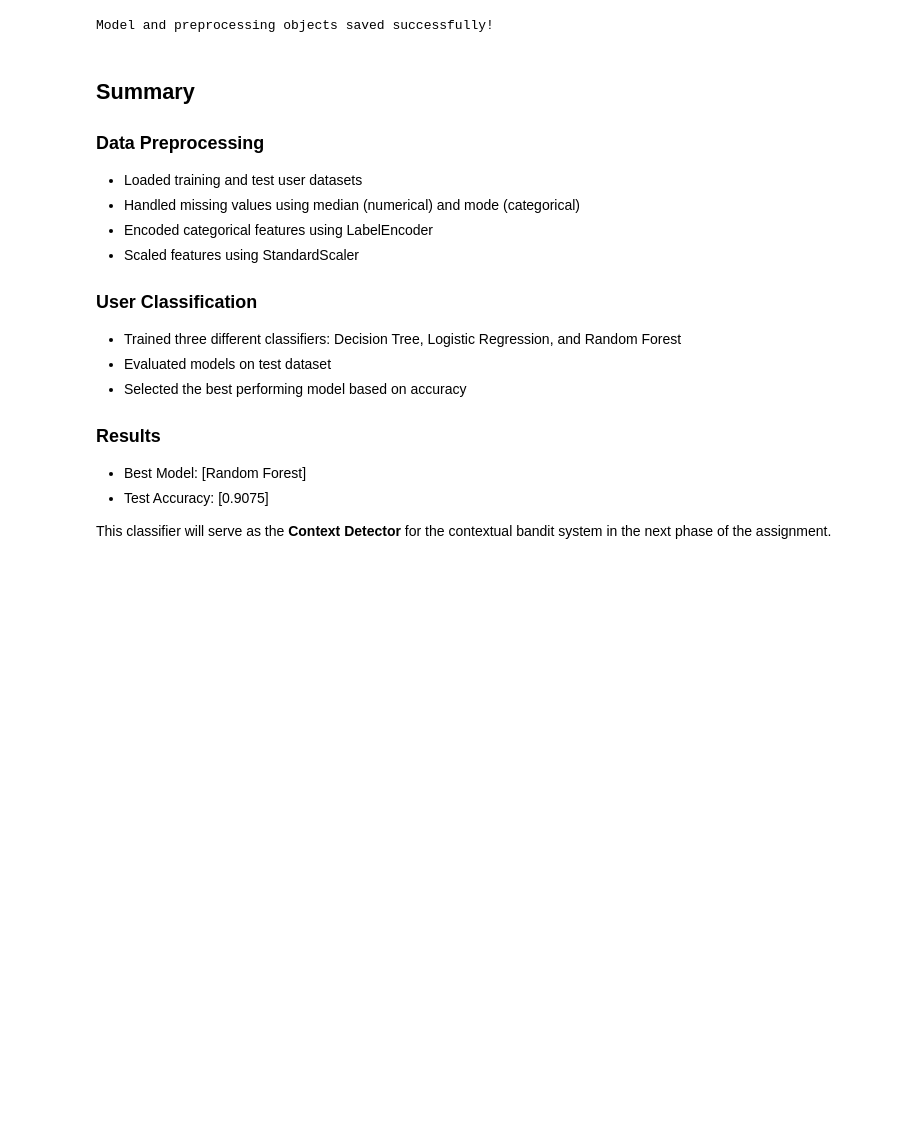
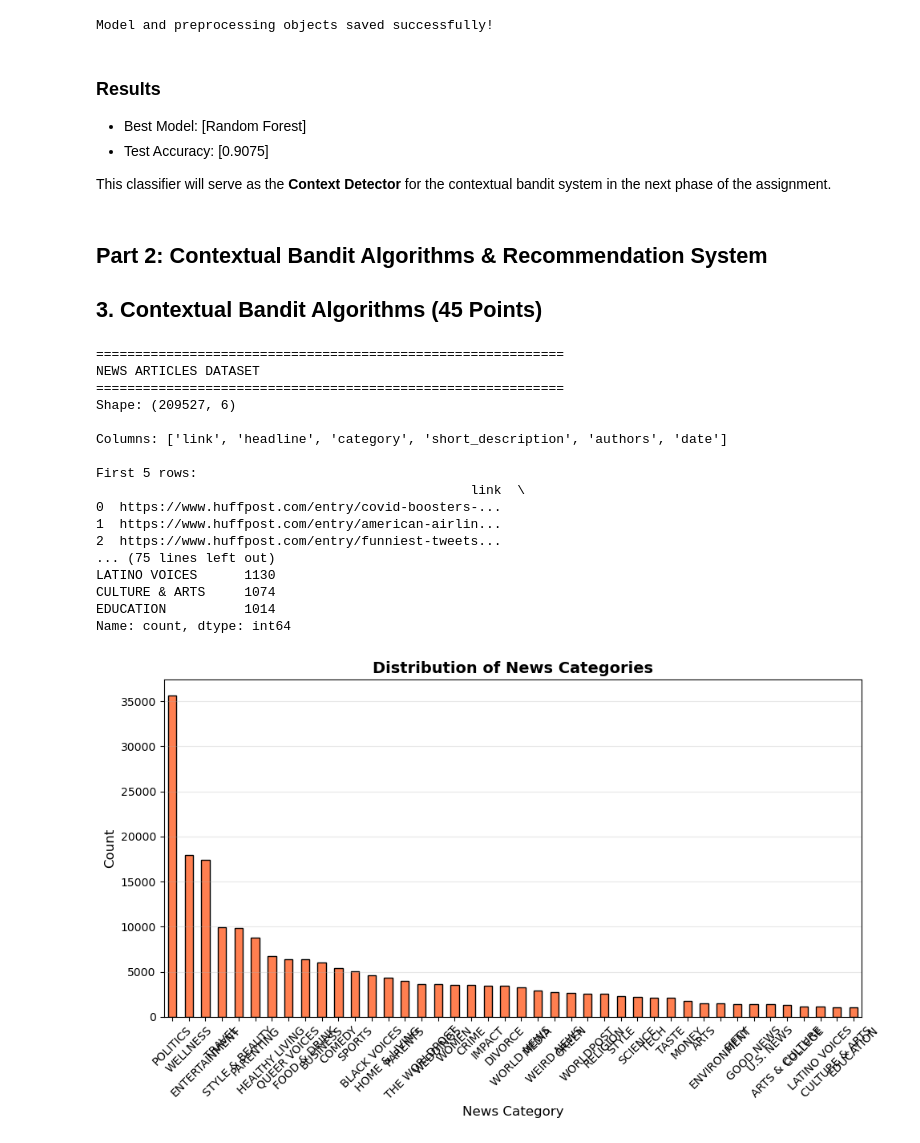
Before and after one commit to lakshitxtyagi/lab3-contextual-bandit, a Jupyter notebook: lab3_results_U20230090.ipynb, the cells around one changed output. Drawn from its saved outputs; the diff is of its cells as text; code cells hidden in the pictures; blank space fills up the shorter version.

Commit message:
Lab 3 Final submission: Contextual Bandit News Recommendation System

```diff
--- a/lab3_results_U20230090.ipynb
+++ b/lab3_results_U20230090.ipynb
@@ -400,22 +398,64 @@ print("\nModel and preprocessing objects saved successfully!")
 # %% [output]
 Model and preprocessing objects saved successfully!
 # %% [markdown]
-## Summary
-
-### Data Preprocessing
-- Loaded training and test user datasets
-- Handled missing values using median (numerical) and mode (categorical)
-- Encoded categorical features using LabelEncoder
-- Scaled features using StandardScaler
-
-### User Classification
-- Trained three different classifiers: Decision Tree, Logistic Regression, and Random Forest
-- Evaluated models on test dataset
-- Selected the best performing model based on accuracy
-
 ### Results
 
 - Best Model: [Random Forest]
 - Test Accuracy: [0.9075]
 
 This classifier will serve as the **Context Detector** for the contextual bandit system in the next phase of the assignment.
+# %% [markdown]
+## Part 2: Contextual Bandit Algorithms & Recommendation System
+
+## 3. Contextual Bandit Algorithms (45 Points)
+# %%
+# ============================================================
+# PART 2: NEWS ARTICLES EXPLORATION
+# ============================================================
+
+print("="*60)
+print("NEWS ARTICLES DATASET")
+print("="*60)
+print(f"Shape: {news_articles.shape}")
+print(f"\nColumns: {news_articles.columns.tolist()}")
+print(f"\nFirst 5 rows:")
+print(news_articles.head())
+
+# Check for 'category' column
+if 'category' in news_articles.columns:
+    print(f"\n✓ 'category' column found")
+    print(f"News categories: {news_articles['category'].unique()}")
+    print(f"\nCategory distribution:")
+    print(news_articles['category'].value_counts())
+
+    # Visualize
+    plt.figure(figsize=(10, 6))
+    news_articles['category'].value_counts().plot(kind='bar', color='coral', edgecolor='black')
+    plt.title('Distribution of News Categories', fontsize=14, fontweight='bold')
+    plt.xlabel('News Category', fontsize=12)
+    plt.ylabel('Count', fontsize=12)
+    plt.xticks(rotation=45)
+    plt.grid(axis='y', alpha=0.3)
+    plt.tight_layout()
+    plt.show()
+else:
+    print("⚠️ 'category' column not found!")
+# %% [output]
+============================================================
+NEWS ARTICLES DATASET
+============================================================
+Shape: (209527, 6)
+
+Columns: ['link', 'headline', 'category', 'short_description', 'authors', 'date']
+
+First 5 rows:
+                                                link  \
+0  https://www.huffpost.com/entry/covid-boosters-...
+1  https://www.huffpost.com/entry/american-airlin...
+2  https://www.huffpost.com/entry/funniest-tweets...
+... (75 lines left out)
+LATINO VOICES      1130
+CULTURE & ARTS     1074
+EDUCATION          1014
+Name: count, dtype: int64
+[figure, added]
```
Also changed, not shown: parts of 19 cells of this notebook, 1 other file.
